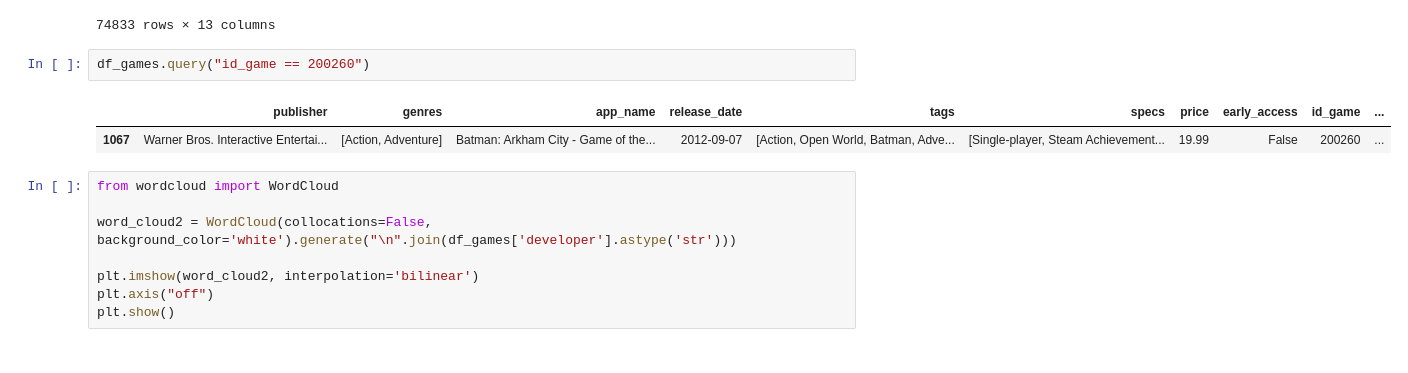
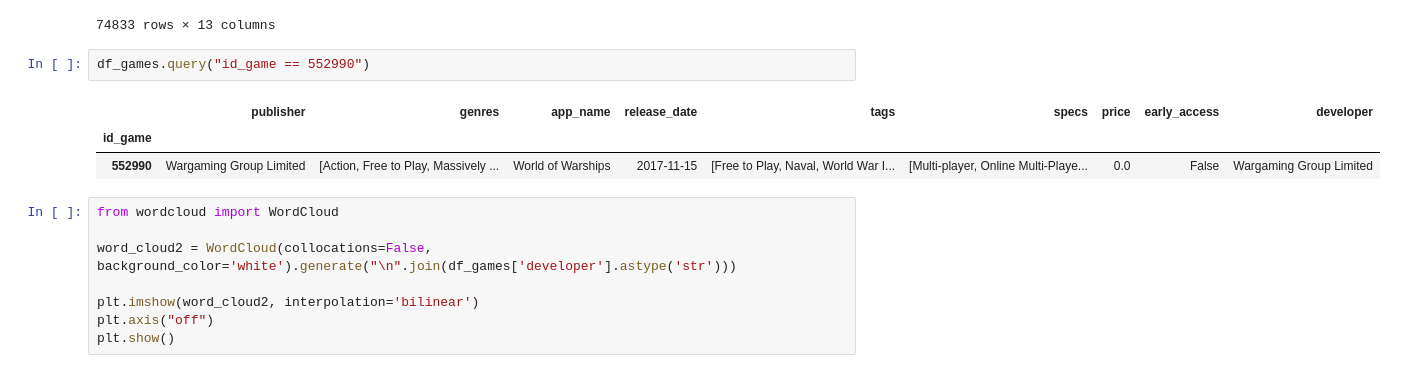
Before and after one commit to javierbengolea/PI_1, a Jupyter notebook: steam_games.ipynb, the cells around one changed output. Drawn from its saved outputs; the diff is of its cells as text.

```diff
--- a/steam_games.ipynb
+++ b/steam_games.ipynb
@@ -413,10 +413,11 @@ pd.merge(df_games, juego_genero, left_on='id_game', right_on='id_juego')
 | 74832 | None | ['Action'] | Maze Run VR | None | [Early Access, Adventure, Indie, ... | [Single-player, Stats, Steam Lead... | 4.99 | True | 681550 | ... |
 74833 rows × 13 columns
 # %%
-df_games.query("id_game == 200260")
+df_games.query("id_game == 552990")
 # %% [output]
-|  | publisher | genres | app_name | release_date | tags | specs | price | early_access | id_game | ... |
-| 1067 | Warner Bros. Interactive Entertai... | [Action, Adventure] | Batman: Arkham City - Game of the... | 2012-09-07 | [Action, Open World, Batman, Adve... | [Single-player, Steam Achievement... | 19.99 | False | 200260 | ... |
+|  | publisher | genres | app_name | release_date | tags | specs | price | early_access | developer |
+| id_game |  |  |  |  |  |  |  |  |  |
+| 552990 | Wargaming Group Limited | [Action, Free to Play, Massively ... | World of Warships | 2017-11-15 | [Free to Play, Naval, World War I... | [Multi-player, Online Multi-Playe... | 0.0 | False | Wargaming Group Limited |
 # %%
 from wordcloud import WordCloud
 
```
Also changed, not shown: parts of 1 cell of this notebook, 1 other file.
